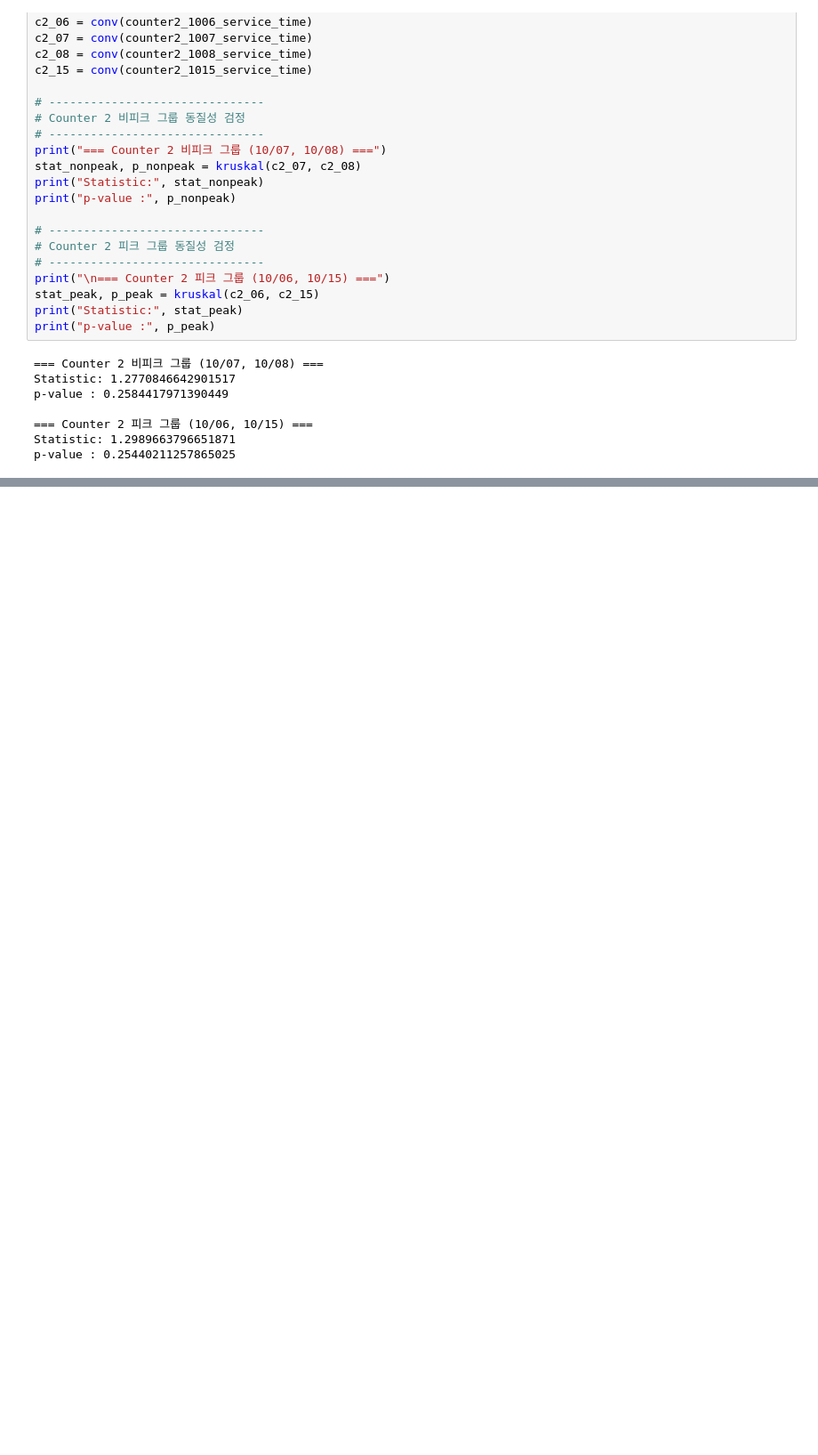
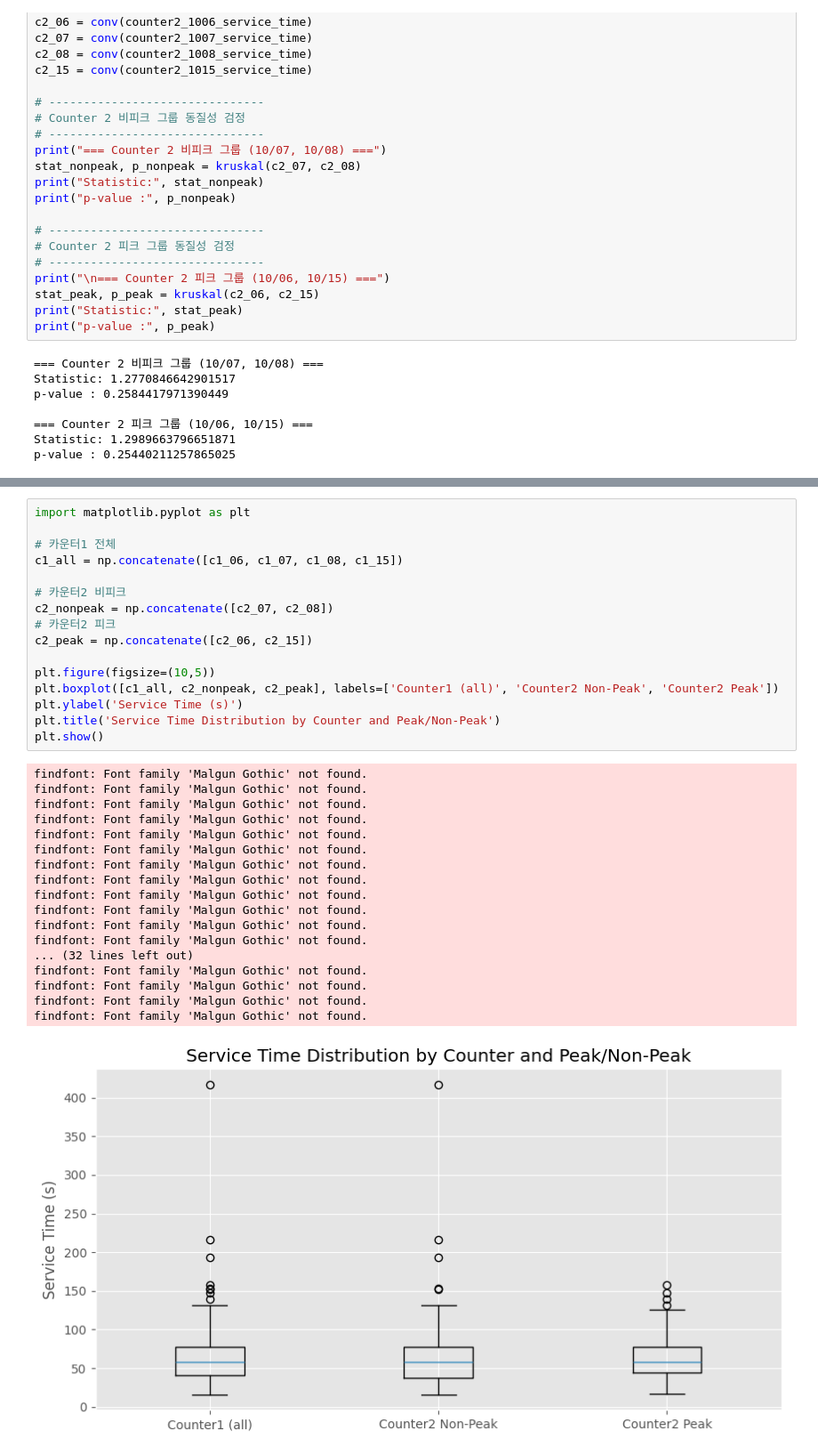
Before and after one commit to minsu-dev/Simulation-, a Jupyter notebook: 데이터 시각화.ipynb, the cells around one changed output, grey strips where cells are left out. Shown: that part at 89% size. Saved outputs shown, nothing was run; the diff lists cells and outputs as text; blank space fills up the shorter version.

```diff
--- a/데이터 시각화.ipynb
+++ b/데이터 시각화.ipynb
@@ -528,0 +667,35 @@ p-value : 0.25440211257865025
+# %%
+import matplotlib.pyplot as plt
+
+# 카운터1 전체
+c1_all = np.concatenate([c1_06, c1_07, c1_08, c1_15])
+
+# 카운터2 비피크
+c2_nonpeak = np.concatenate([c2_07, c2_08])
+# 카운터2 피크
+c2_peak = np.concatenate([c2_06, c2_15])
+
+plt.figure(figsize=(10,5))
+plt.boxplot([c1_all, c2_nonpeak, c2_peak], labels=['Counter1 (all)', 'Counter2 Non-Peak', 'Counter2 Peak'])
+plt.ylabel('Service Time (s)')
+plt.title('Service Time Distribution by Counter and Peak/Non-Peak')
+plt.show()
+# %% [output]
+findfont: Font family 'Malgun Gothic' not found.
+findfont: Font family 'Malgun Gothic' not found.
+findfont: Font family 'Malgun Gothic' not found.
+findfont: Font family 'Malgun Gothic' not found.
+findfont: Font family 'Malgun Gothic' not found.
+findfont: Font family 'Malgun Gothic' not found.
+findfont: Font family 'Malgun Gothic' not found.
+findfont: Font family 'Malgun Gothic' not found.
+findfont: Font family 'Malgun Gothic' not found.
+findfont: Font family 'Malgun Gothic' not found.
+findfont: Font family 'Malgun Gothic' not found.
+findfont: Font family 'Malgun Gothic' not found.
+... (32 lines left out)
+findfont: Font family 'Malgun Gothic' not found.
+findfont: Font family 'Malgun Gothic' not found.
+findfont: Font family 'Malgun Gothic' not found.
+findfont: Font family 'Malgun Gothic' not found.
+[figure, added]
```
Also changed, not shown: parts of 2 cells of this notebook.
